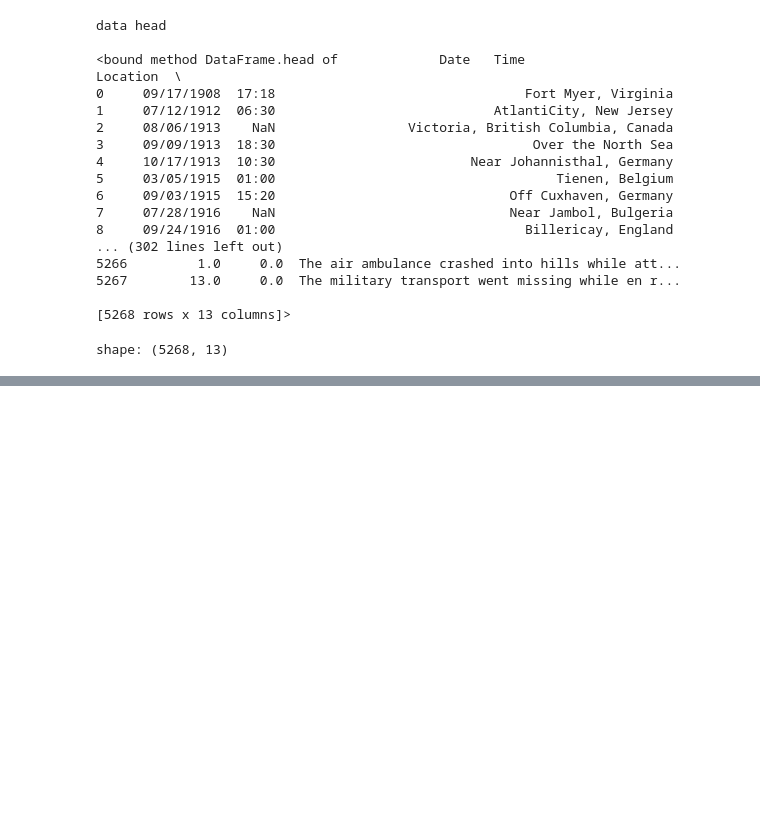
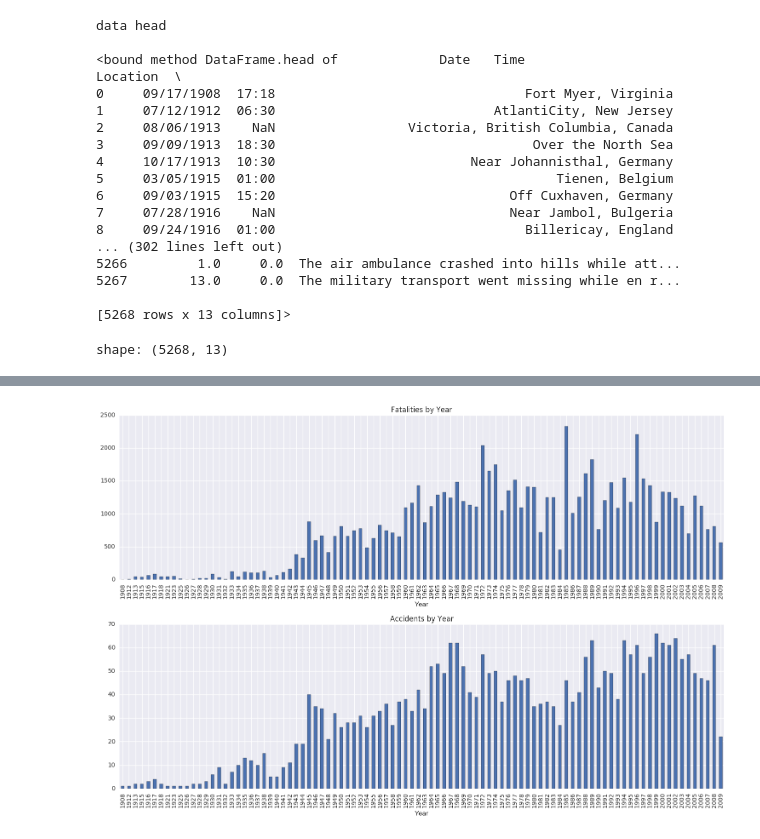
Before and after one commit to ykl7/Airplanes-1908, a Jupyter notebook: Airplane TS.ipynb, the cells around one changed output, grey strips where cells are left out. Saved outputs shown, nothing was run; the diff lists cells and outputs as text; code cells hidden in the pictures; blank space fills up the shorter version.

```diff
--- a/Airplane TS.ipynb
+++ b/Airplane TS.ipynb
@@ -66,0 +157,12 @@ Operator['Military - U.S. Army' 'Military - U.S. Navy' 'Private' ...,
+# %%
+# yearly stats
+
+df['Year'] = df['Date'].apply(lambda x: int(str(x)[-4:]))
+yearly = df[['Year','Fatalities']].groupby('Year').agg(['sum','count'])
+
+fig_yearly,(axy1,axy2)=plt.subplots(2,1,figsize=(15,10))
+yearly['Fatalities','sum'].plot(kind='bar',title='Fatalities by Year',grid=True,ax=axy1,rot=90)
+yearly['Fatalities','count'].plot(kind='bar',title='Accidents by Year',grid=True,ax=axy2,rot=90)
+plt.tight_layout()
+# %% [output]
+[figure, added]
```
Also changed, not shown: parts of 13 cells of this notebook.
